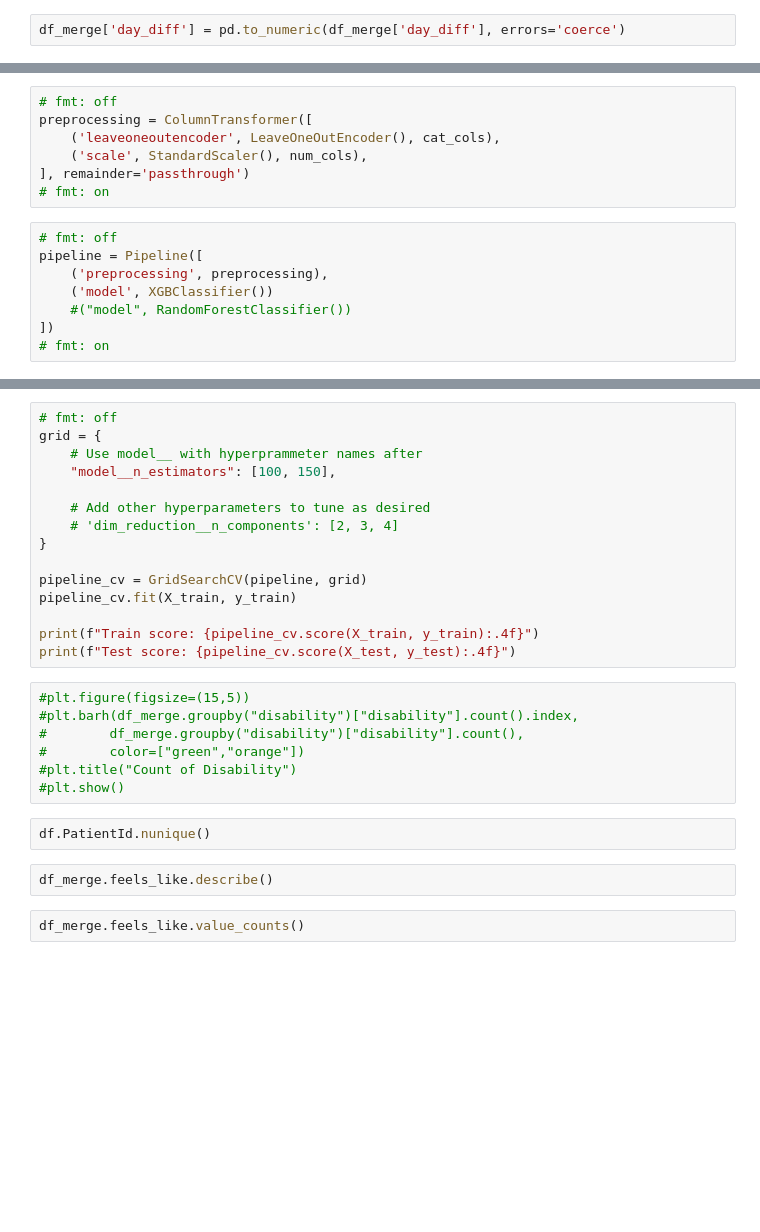
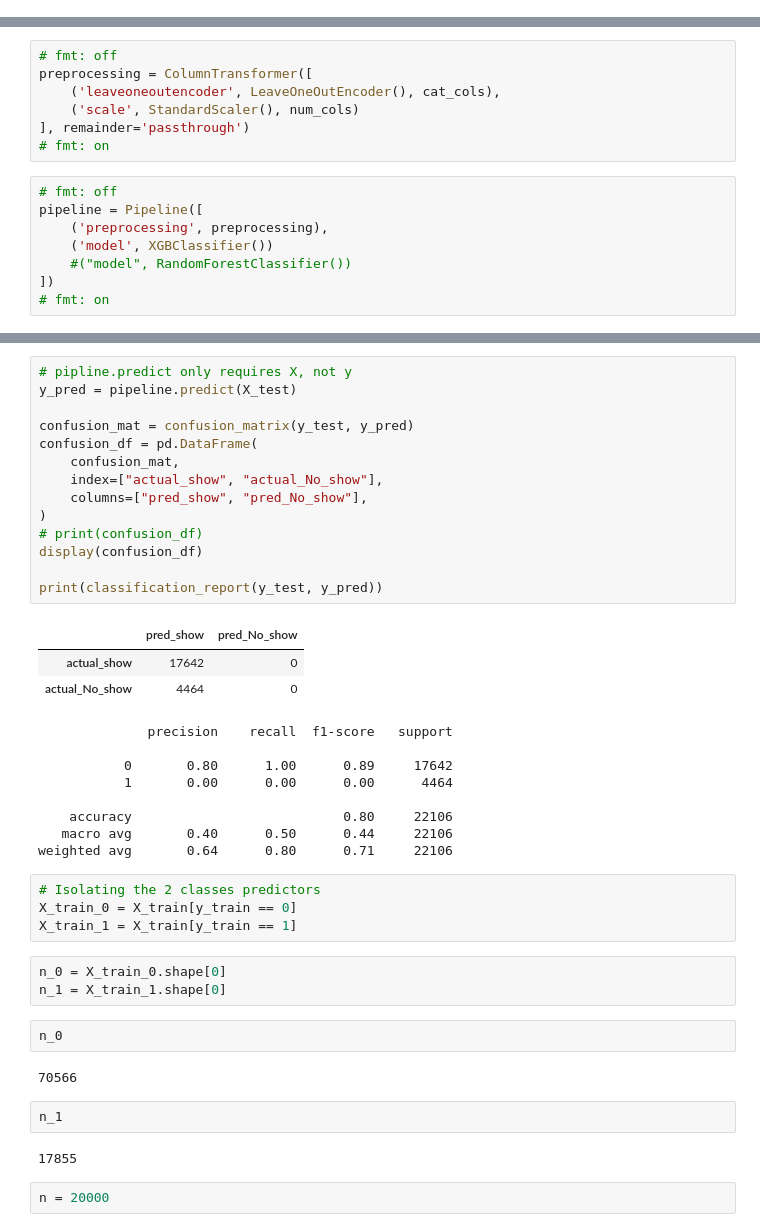
Before and after one commit to mgalaviz1/my_work, a Jupyter notebook: capstone2/predicting_no_shows.ipynb, the cells around one changed output, grey strips where cells are left out. Saved outputs shown, nothing was run; the diff lists cells and outputs as text; blank space fills up the shorter version.

```diff
--- a/capstone2/predicting_no_shows.ipynb
+++ b/capstone2/predicting_no_shows.ipynb
@@ -462,8 +438,6 @@ df_merge.day_diff.sort_values()
 Name: day_diff, Length: 110527, dtype: float64
 # %%
 df_merge['day_diff'] = df_merge['day_diff'].round(0)
-# %%
-df_merge['day_diff'] = pd.to_numeric(df_merge['day_diff'], errors='coerce')
 # %%
 df_merge.day_diff.value_counts()
 # %% [output]
@@ -848,7 +776,7 @@ Index(['PatientId', 'Age', 'Scholarship', 'Alcoholism', 'Neighborhood',
 # fmt: off
 preprocessing = ColumnTransformer([
     ('leaveoneoutencoder', LeaveOneOutEncoder(), cat_cols),
-    ('scale', StandardScaler(), num_cols),
+    ('scale', StandardScaler(), num_cols)
 ], remainder='passthrough')
 # fmt: on
 # %%
@@ -890,28 +802,43 @@ plt.show()
-# %%
-# fmt: off
-grid = {
-    # Use model__ with hyperprammeter names after
-    "model__n_estimators": [100, 150],
-
-    # Add other hyperparameters to tune as desired
-    # 'dim_reduction__n_components': [2, 3, 4]
-}
-
-pipeline_cv = GridSearchCV(pipeline, grid)
-pipeline_cv.fit(X_train, y_train)
-
-print(f"Train score: {pipeline_cv.score(X_train, y_train):.4f}")
-print(f"Test score: {pipeline_cv.score(X_test, y_test):.4f}")
-# %%
-#plt.figure(figsize=(15,5))
-#plt.barh(df_merge.groupby("disability")["disability"].count().index,
-#        df_merge.groupby("disability")["disability"].count(),
-#        color=["green","orange"])
-#plt.title("Count of Disability")
-#plt.show()
-# %%
-df.PatientId.nunique()
-# %%
-df_merge.feels_like.describe()
-# %%
-df_merge.feels_like.value_counts()
+# %%
+# pipline.predict only requires X, not y
+y_pred = pipeline.predict(X_test)
+
+confusion_mat = confusion_matrix(y_test, y_pred)
+confusion_df = pd.DataFrame(
+    confusion_mat,
+    index=["actual_show", "actual_No_show"],
+    columns=["pred_show", "pred_No_show"],
+)
+# print(confusion_df)
+display(confusion_df)
+
+print(classification_report(y_test, y_pred))
+# %% [output]
+|  | pred_show | pred_No_show |
+| actual_show | 17642 | 0 |
+| actual_No_show | 4464 | 0 |
+              precision    recall  f1-score   support
+
+           0       0.80      1.00      0.89     17642
+           1       0.00      0.00      0.00      4464
+
+    accuracy                           0.80     22106
+   macro avg       0.40      0.50      0.44     22106
+weighted avg       0.64      0.80      0.71     22106
+# %%
+# Isolating the 2 classes predictors
+X_train_0 = X_train[y_train == 0]
+X_train_1 = X_train[y_train == 1]
+# %%
+n_0 = X_train_0.shape[0]
+n_1 = X_train_1.shape[0]
+# %%
+n_0
+# %% [output]
+70566
+# %%
+n_1
+# %% [output]
+17855
+# %%
+n = 20000
```
Also changed, not shown: parts of 43 cells of this notebook, 1 other file.
